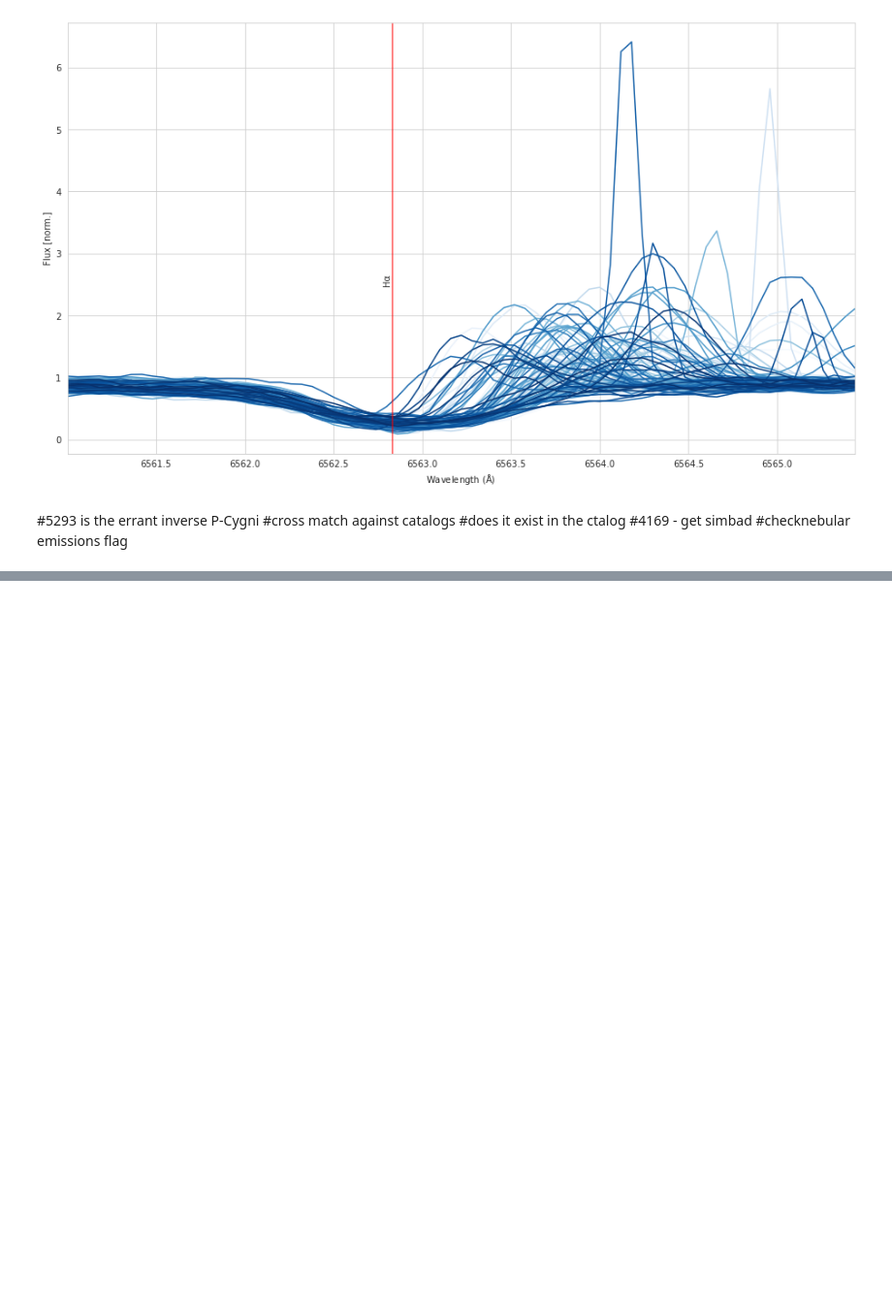
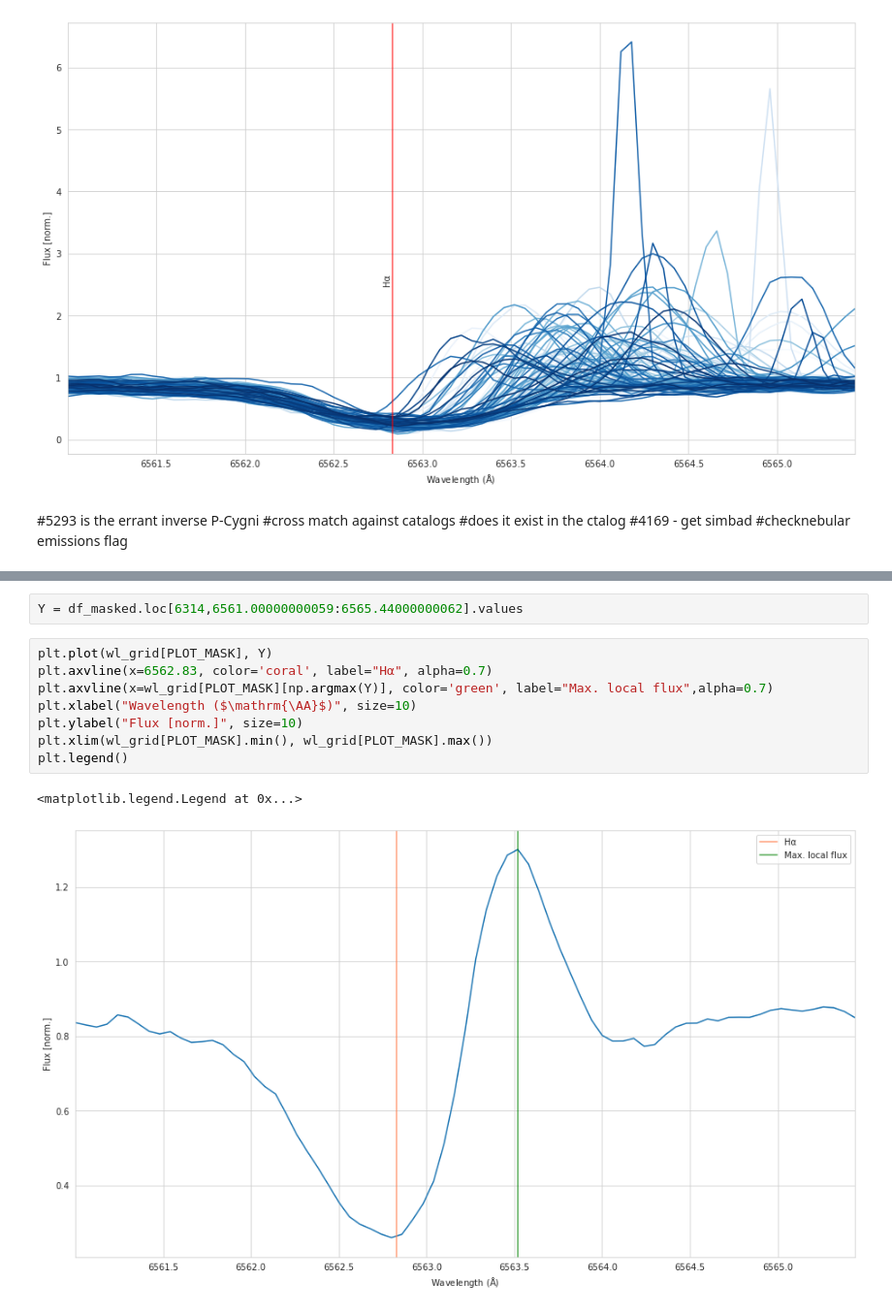
Before and after one commit to PravNJ/PCT-stars-GALAH, a Jupyter notebook: dtw-agglo-clustering.ipynb, the cells around one changed output, grey strips where cells are left out. Shown at 97% size. Saved outputs shown, nothing was run; the diff lists cells and outputs as text; blank space fills up the shorter version.

Commit message:
added better plotting for chosen spectra for debugging optimise

```diff
--- a/dtw-agglo-clustering.ipynb
+++ b/dtw-agglo-clustering.ipynb
@@ -221,0 +294,13 @@ Name: 3480, dtype: object
+# %%
+Y = df_masked.loc[6314,6561.00000000059:6565.44000000062].values
+# %%
+plt.plot(wl_grid[PLOT_MASK], Y)
+plt.axvline(x=6562.83, color='coral', label="Hα", alpha=0.7)
+plt.axvline(x=wl_grid[PLOT_MASK][np.argmax(Y)], color='green', label="Max. local flux",alpha=0.7)
+plt.xlabel("Wavelength ($\mathrm{\AA}$)", size=10)
+plt.ylabel("Flux [norm.]", size=10)
+plt.xlim(wl_grid[PLOT_MASK].min(), wl_grid[PLOT_MASK].max())
+plt.legend()
+# %% [output]
+<matplotlib.legend.Legend at 0x...>
+[figure, added]
```
Also changed, not shown: parts of 11 cells of this notebook.
